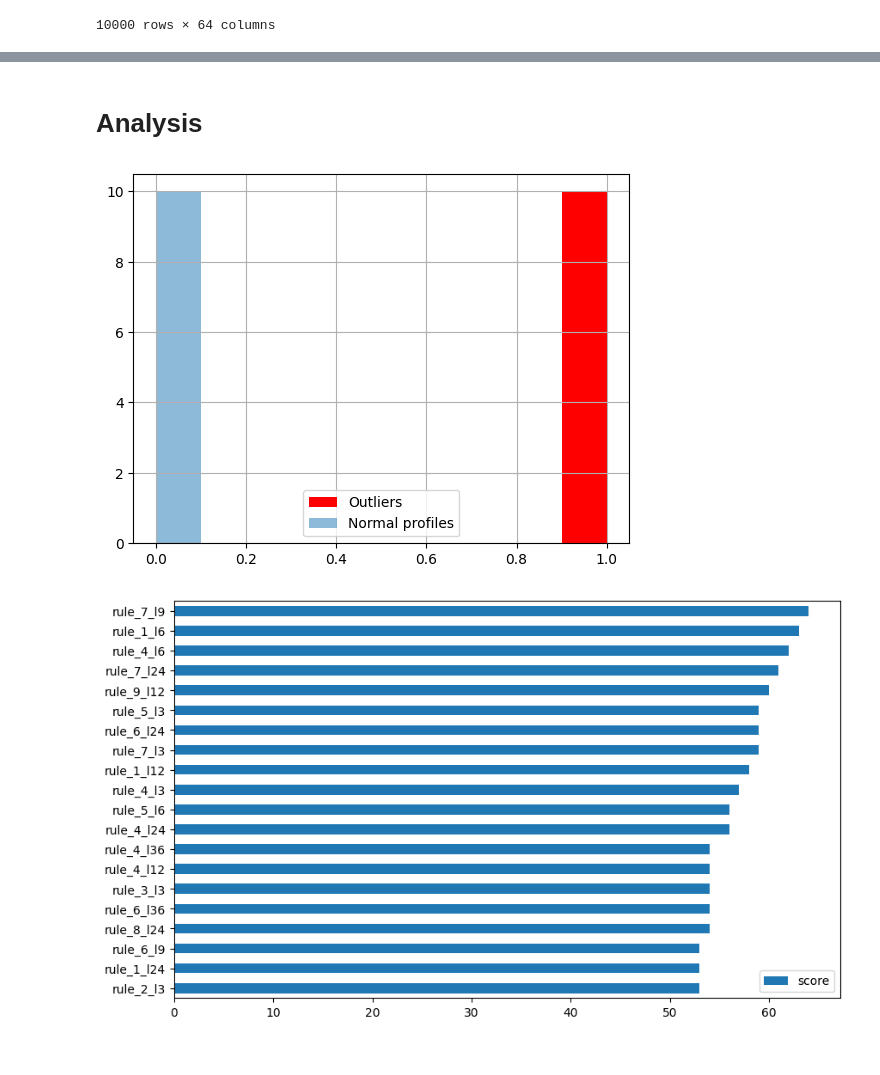
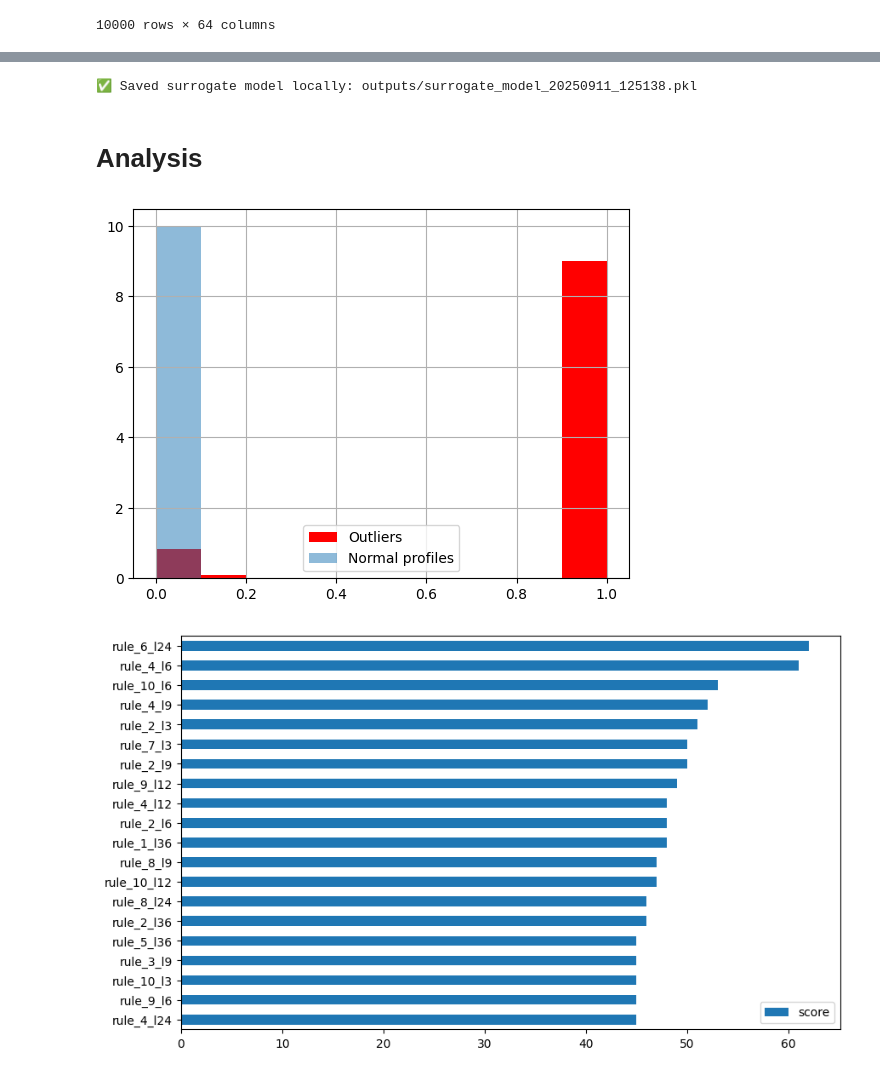
Before and after one commit to lidv94/anomaly-detection, a Jupyter notebook: surrogate_model.ipynb, the cells around one changed output, grey strips where cells are left out. Drawn from its saved outputs; the diff is of its cells as text; code cells hidden in the pictures.

```diff
--- a/surrogate_model.ipynb
+++ b/surrogate_model.ipynb
@@ -22,3 +26,6 @@ pred_result
 | 9998 | 8684 | 2024-12-05 | 0 |
 | 9999 | 3563 | 2024-11-12 | 0 |
 10000 rows × 3 columns
+# %%
+train_pred_result = pd.read_csv('data/result_label_train_df.csv')
+train_pred_result
@@ -78,6 +86,6 @@ X
 # %%
-Y = pred_result['ae_all_1']
-Y
+y_pred_train = train_pred_result['label_ae']
+y_pred_train
 # %% [output]
 0       0
 1       0
@@ -126,8 +117,8 @@ df_xy
 | 9999 | -0.406713 | -0.047811 | 0.176957 | 1.249045 | -0.243606 | -0.676075 | -0.205568 | -0.102782 | ... |
 10000 rows × 63 columns
 # %%
-model = xgb.XGBClassifier()
-model.fit(X, Y)
+surrogate_model = xgb.XGBClassifier()
+surrogate_model.fit(X_scaled_train_all, y_pred_train)
 # %% [output]
 XGBClassifier(base_score=None, booster=None, callbacks=None,
               colsample_bylevel=None, colsample_bynode=None,
@@ -180,14 +241,18 @@ df_final[df_final['y_pred']==1]
+# %%
+save_surrogate_model(surrogate_model, "outputs/")
+# %% [output]
+✅ Saved surrogate model locally: outputs/surrogate_model_20250911_125138.pkl
 # %% [markdown]
 # Analysis
 # %%
 bin_width = 0.1
-plt.hist(df_final[df_final['y_pred'] == 1]['y_proba'], label = 'Outliers',
+plt.hist(df_final[df_final['label_ae'] == 1]['sur_ae'], label = 'Outliers',
          density = True,
          color = 'red',
          bins = np.arange(0, 1+bin_width, bin_width)
         )
 
-plt.hist(df_final[df_final['y_pred'] == 0]['y_proba'], label = 'Normal profiles',
+plt.hist(df_final[df_final['label_ae'] == 0]['sur_ae'], label = 'Normal profiles',
          density = True,
          bins = np.arange(0, 1+bin_width, bin_width),
         alpha = 0.5)
@@ -195,14 +260,14 @@ plt.legend()
 plt.grid()
 plt.show()
 # %% [output]
-[figure, old version]
+[figure, new version]
 # %%
-feature_importance = model.get_booster().get_score(importance_type='weight')
+feature_importance = surrogate_model.get_booster().get_score(importance_type='weight')
 keys = list(feature_importance.keys())
 values = list(feature_importance.values())
 
 data_importance  = pd.DataFrame(data=values, index=keys, columns=["score"]).sort_values(by = "score", ascending=True)
 data_importance.tail(20).plot(kind='barh', figsize = (10,6))
 plt.show()
 # %% [output]
-[figure, old version]
+[figure, new version]
```
Also changed, not shown: parts of 15 cells of this notebook, 13 other files.
